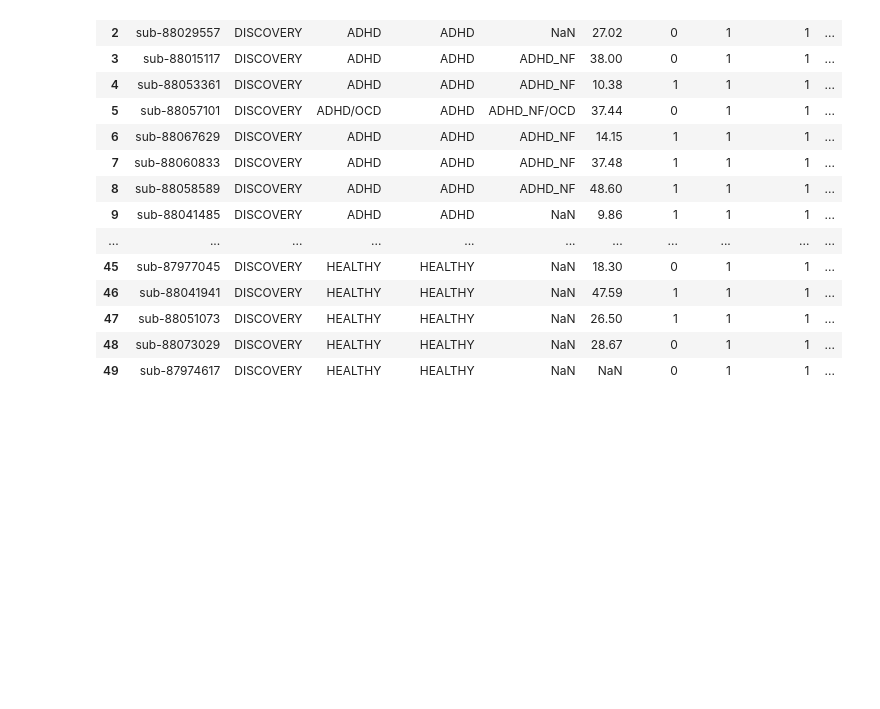
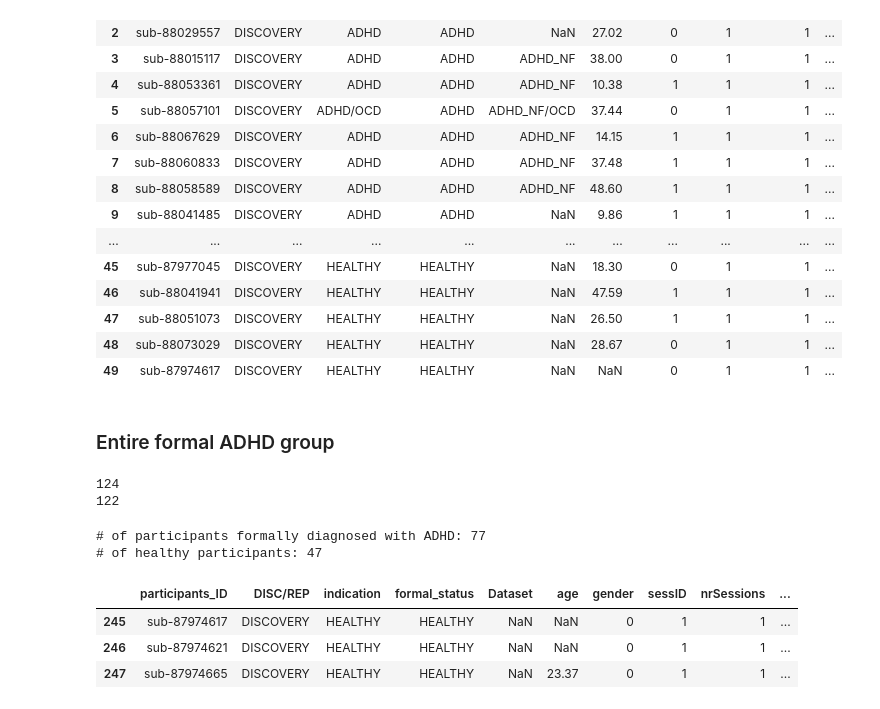
Before and after one commit to TSmolders/Internship_EEG, a Jupyter notebook: background_notebooks/adhd_subgroup_selection.ipynb, the cells around one changed output. Drawn from its saved outputs; the diff is of its cells as text; code cells hidden in the pictures; blank space fills up the shorter version.

```diff
--- a/background_notebooks/adhd_subgroup_selection.ipynb
+++ b/background_notebooks/adhd_subgroup_selection.ipynb
@@ -136,3 +144,24 @@ for subdir, dirs, files in os.walk(eeg_dir): # iterate through all files
 # %%
 # save sample dataframe
 df_sample_adhd.to_pickle('df_sample_adhd.pkl')
+# %% [markdown]
+### Entire formal ADHD group
+# %%
+# select only first session from formal ADHD group
+print(df_formal_adhd.shape[0])
+df_formal_adhd = df_formal_adhd[df_formal_adhd['sessID'] == 1]
+print(df_formal_adhd.shape[0])
+# %% [output]
+124
+122
+# %%
+print(f"# of participants formally diagnosed with ADHD: {df_formal_adhd[df_formal_adhd['formal_status'].str.contains('ADHD')].shape[0]}")
+print(f"# of healthy participants: {df_formal_adhd[df_formal_adhd['formal_status'].str.contains('HEALTHY')].shape[0]}")
+df_formal_adhd.head(3)
+# %% [output]
+# of participants formally diagnosed with ADHD: 77
+# of healthy participants: 47
+|  | participants_ID | DISC/REP | indication | formal_status | Dataset | age | gender | sessID | nrSessions | ... |
+| 245 | sub-87974617 | DISCOVERY | HEALTHY | HEALTHY | NaN | NaN | 0 | 1 | 1 | ... |
+| 246 | sub-87974621 | DISCOVERY | HEALTHY | HEALTHY | NaN | NaN | 0 | 1 | 1 | ... |
+| 247 | sub-87974665 | DISCOVERY | HEALTHY | HEALTHY | NaN | 23.37 | 0 | 1 | 1 | ... |
```
Also changed, not shown: parts of 3 cells of this notebook, 2 other files.
